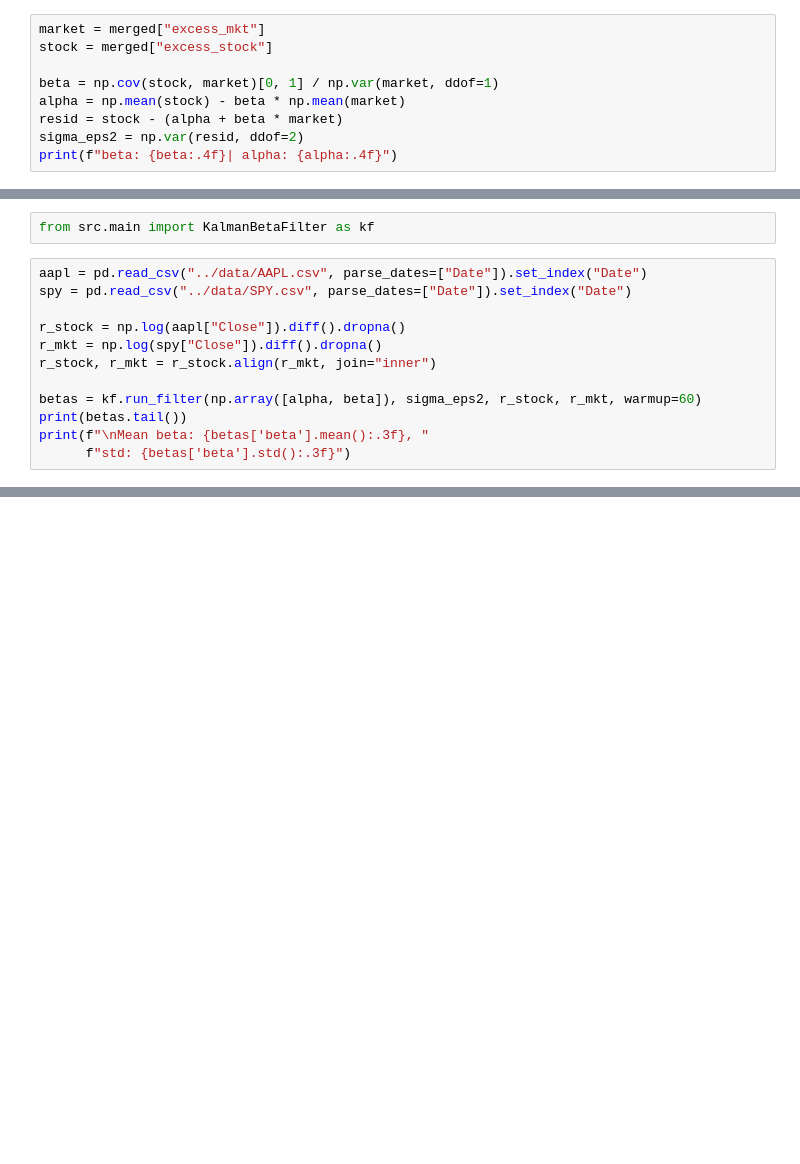
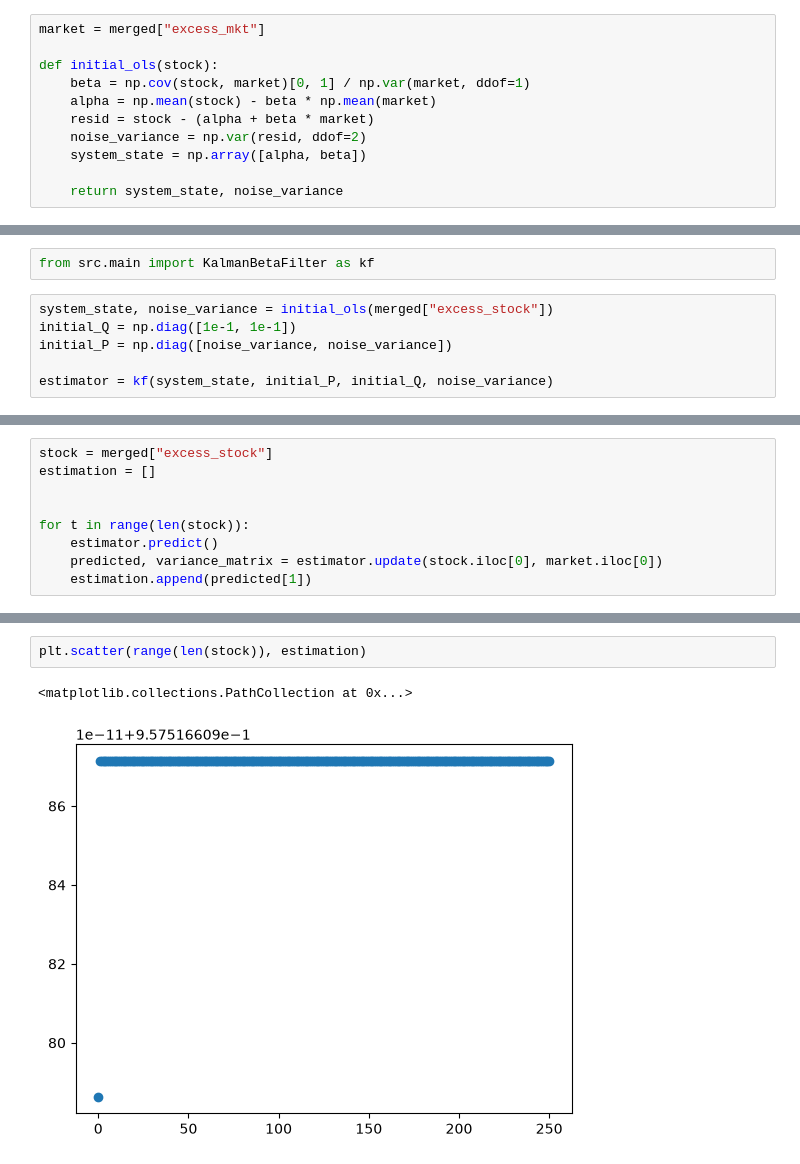
Before and after one commit to pinto2501/kalman-beta-estimation, a Jupyter notebook: notebooks/kalman.ipynb, the cells around one changed output, grey strips where cells are left out. Saved outputs shown, nothing was run; the diff lists cells and outputs as text; blank space fills up the shorter version.

```diff
--- a/notebooks/kalman.ipynb
+++ b/notebooks/kalman.ipynb
@@ -62,9 +64,11 @@ Text(0, 0.5, 'excess_stock_risk')
 # %%
 market = merged["excess_mkt"]
-stock = merged["excess_stock"]
 
-beta = np.cov(stock, market)[0, 1] / np.var(market, ddof=1)
-alpha = np.mean(stock) - beta * np.mean(market)
-resid = stock - (alpha + beta * market)
-sigma_eps2 = np.var(resid, ddof=2)
-print(f"beta: {beta:.4f}| alpha: {alpha:.4f}")
+def initial_ols(stock):
+    beta = np.cov(stock, market)[0, 1] / np.var(market, ddof=1)
+    alpha = np.mean(stock) - beta * np.mean(market)
+    resid = stock - (alpha + beta * market)
+    noise_variance = np.var(resid, ddof=2)
+    system_state = np.array([alpha, beta])
+
+    return system_state, noise_variance
@@ -75,14 +77,8 @@ beta: 0.9575| alpha: 0.0003
 # %%
 from src.main import KalmanBetaFilter as kf
 # %%
-aapl = pd.read_csv("../data/AAPL.csv", parse_dates=["Date"]).set_index("Date")
-spy = pd.read_csv("../data/SPY.csv", parse_dates=["Date"]).set_index("Date")
+system_state, noise_variance = initial_ols(merged["excess_stock"])
+initial_Q = np.diag([1e-1, 1e-1])
+initial_P = np.diag([noise_variance, noise_variance])
 
-r_stock = np.log(aapl["Close"]).diff().dropna()
-r_mkt = np.log(spy["Close"]).diff().dropna()
-r_stock, r_mkt = r_stock.align(r_mkt, join="inner")
-
-betas = kf.run_filter(np.array([alpha, beta]), sigma_eps2, r_stock, r_mkt, warmup=60)
-print(betas.tail())
-print(f"\nMean beta: {betas['beta'].mean():.3f}, "
-      f"std: {betas['beta'].std():.3f}")
+estimator = kf(system_state, initial_P, initial_Q, noise_variance)
@@ -98,0 +89,9 @@ Mean beta: 0.963, std: 0.022
+# %%
+stock = merged["excess_stock"]
+estimation = []
+
+
+for t in range(len(stock)):
+    estimator.predict()
+    predicted, variance_matrix = estimator.update(stock.iloc[0], market.iloc[0])
+    estimation.append(predicted[1])
@@ -98,0 +118,5 @@ Mean beta: 0.963, std: 0.022
+# %%
+plt.scatter(range(len(stock)), estimation)
+# %% [output]
+<matplotlib.collections.PathCollection at 0x...>
+[figure, added]
```
Also changed, not shown: parts of 6 cells of this notebook, 1 other file.
